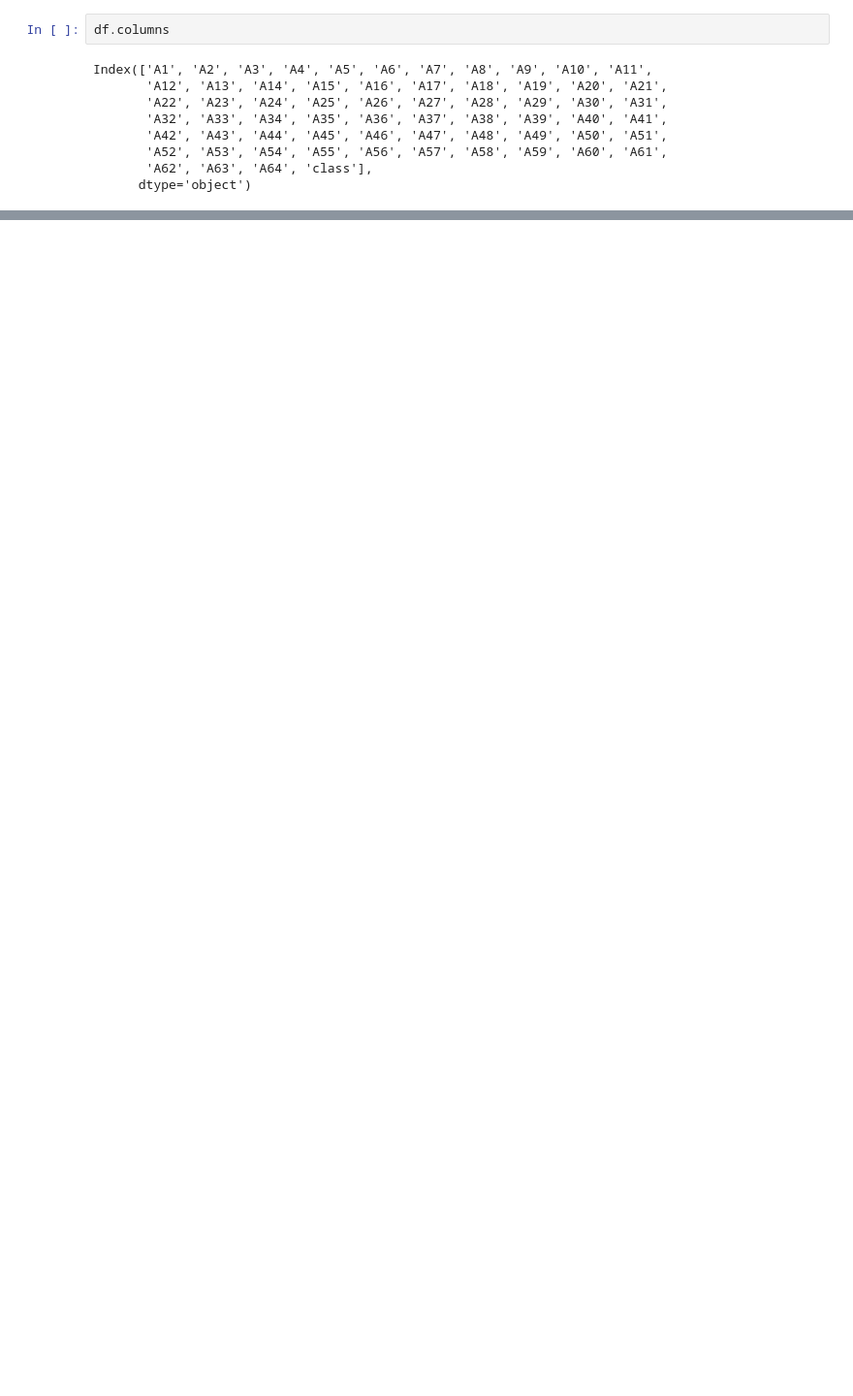
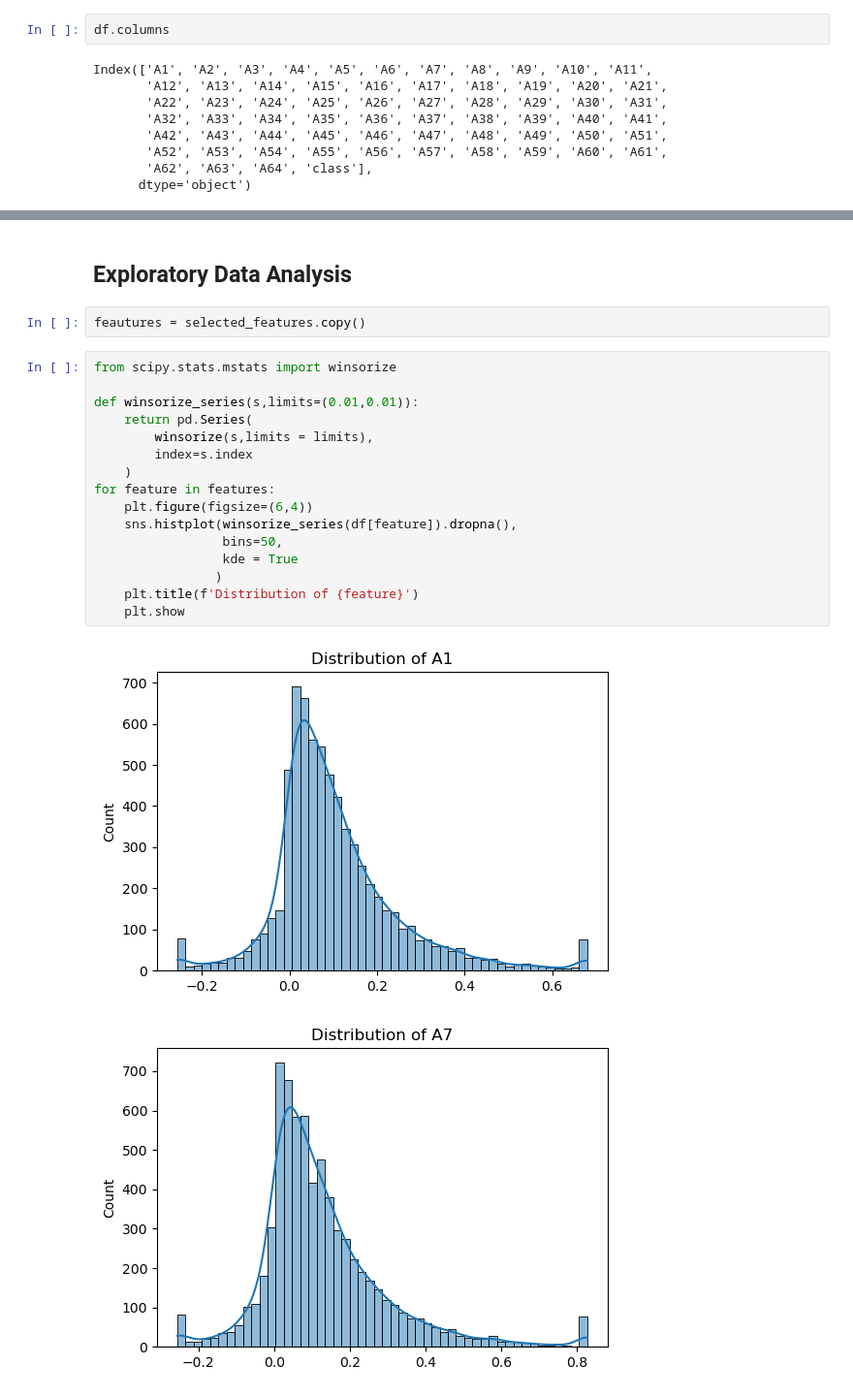
Before and after one commit to Pablomarttinn/Corporate-credit-risk-model, a Jupyter notebook: notebooks/01_context_and_EDA.ipynb, the cells around one changed output, grey strips where cells are left out. Shown at 97% size. Cells and saved outputs as stored; diff of their text form; blank space fills up the shorter version.

Commit message:
EDA: univariate and default vs non-default analysis

```diff
--- a/notebooks/01_context_and_EDA.ipynb
+++ b/notebooks/01_context_and_EDA.ipynb
@@ -106,0 +127,23 @@ Index(['A1', 'A2', 'A3', 'A4', 'A5', 'A6', 'A7', 'A8', 'A9', 'A10', 'A11',
+# %% [markdown]
+## Exploratory Data Analysis
+# %%
+feautures = selected_features.copy()
+# %%
+from scipy.stats.mstats import winsorize
+
+def winsorize_series(s,limits=(0.01,0.01)):
+    return pd.Series(
+        winsorize(s,limits = limits),
+        index=s.index
+    )
+for feature in features:
+    plt.figure(figsize=(6,4))
+    sns.histplot(winsorize_series(df[feature]).dropna(),
+                 bins=50,
+                 kde = True
+                )
+    plt.title(f'Distribution of {feature}')
+    plt.show
+# %% [output]
+[figure, added]
+[figure, added]
```
Also changed, not shown: parts of 23 cells of this notebook.
